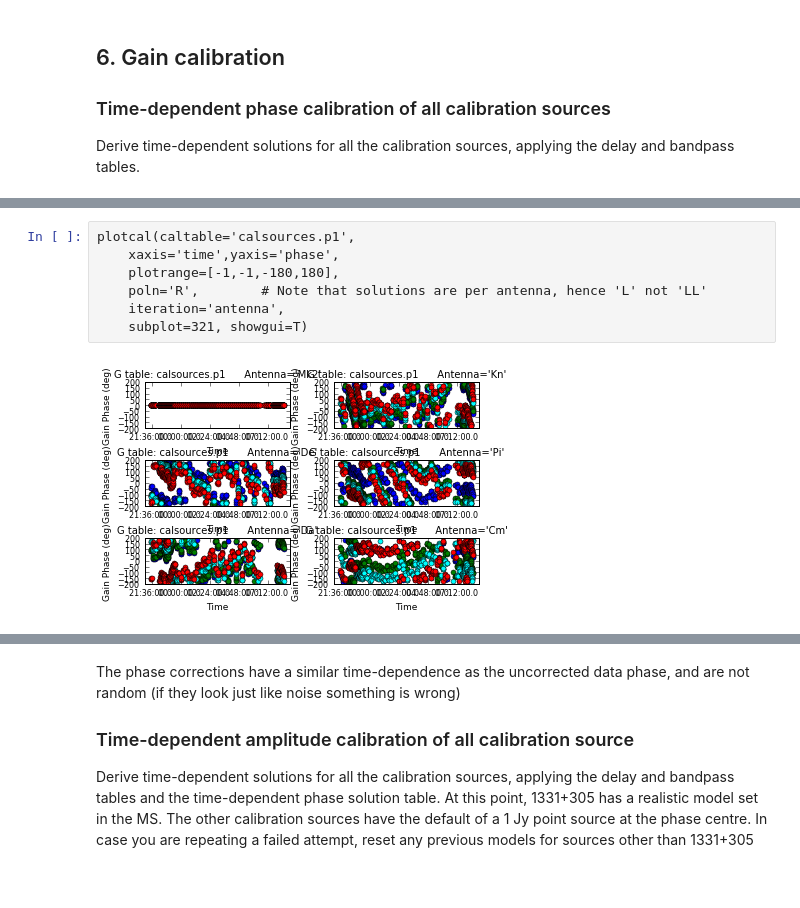
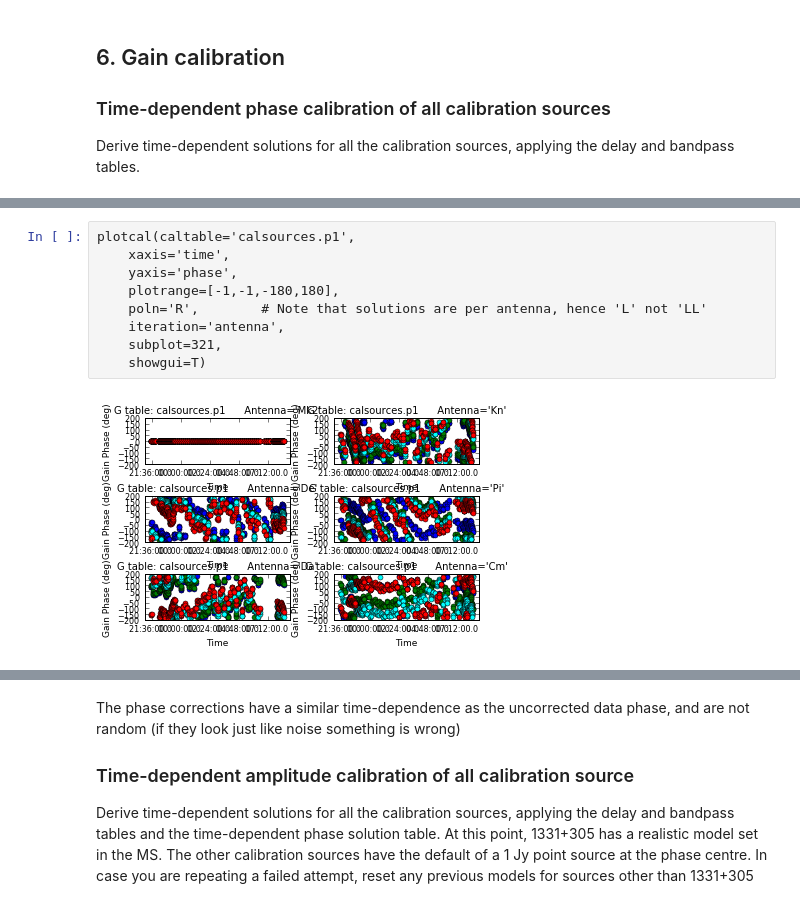
Before and after one commit to hrampadarath/emerlin-casa-jupyter, a Jupyter notebook: eMERLIN_Basic_Calibration_Tutorial.ipynb, the cells around one changed output, grey strips where cells are left out. Drawn from its saved outputs; the diff is of its cells as text.

```diff
--- a/eMERLIN_Basic_Calibration_Tutorial.ipynb
+++ b/eMERLIN_Basic_Calibration_Tutorial.ipynb
@@ -671,13 +658,15 @@ plotcal(caltable='calsources.p1',
 [interactive output not drawn]
 # %%
 plotcal(caltable='calsources.p1',
-    xaxis='time',yaxis='phase',
+    xaxis='time',
+    yaxis='phase',
     plotrange=[-1,-1,-180,180],
     poln='R',        # Note that solutions are per antenna, hence 'L' not 'LL'
     iteration='antenna',
-    subplot=321, showgui=T)
+    subplot=321,
+    showgui=T)
 # %% [output]
-[figure, old version]
+[figure, new version]
 [interactive output not drawn]
 # %% [markdown]
 The phase corrections have a similar time-dependence as the uncorrected data phase, and are not random (if they look just like noise something is wrong)
```
Also changed, not shown: parts of 37 cells of this notebook.
